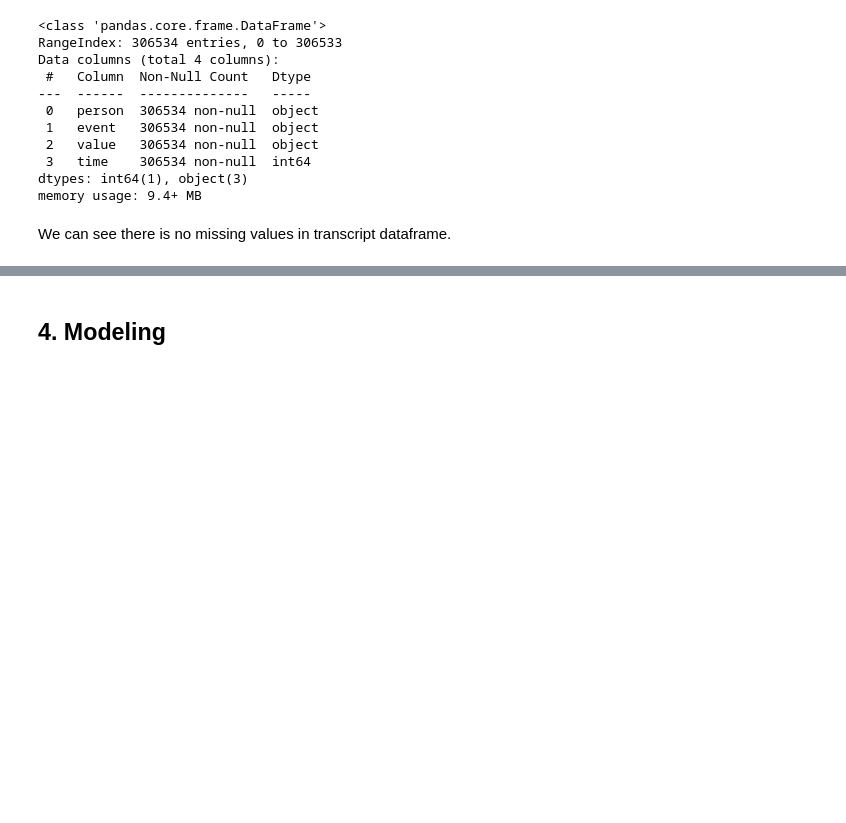
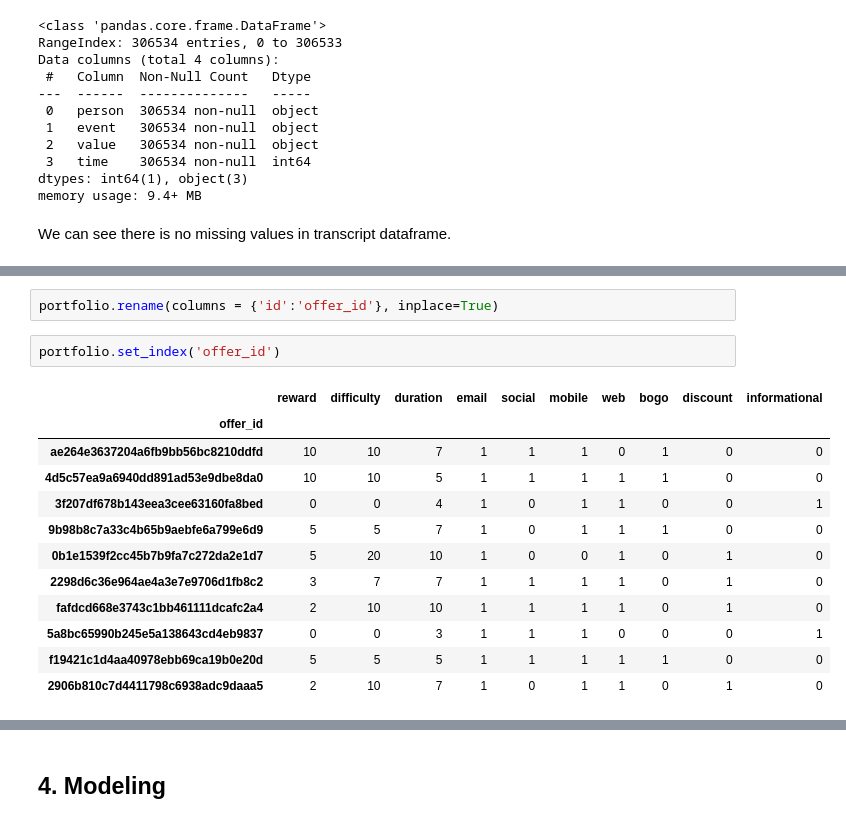
Before and after one commit to harryzyz/StarbucksPromotionProject, a Jupyter notebook: Starbucks_Capstone_notebook.ipynb, the cells around one changed output, grey strips where cells are left out. Cells and saved outputs as stored; diff of their text form; blank space fills up the shorter version.

```diff
--- a/Starbucks_Capstone_notebook.ipynb
+++ b/Starbucks_Capstone_notebook.ipynb
@@ -172,0 +261,17 @@ Data cleaning especially important and tricky.
+# %%
+portfolio.rename(columns = {'id':'offer_id'}, inplace=True)
+# %%
+portfolio.set_index('offer_id')
+# %% [output]
+|  | reward | difficulty | duration | email | social | mobile | web | bogo | discount | informational |
+| offer_id |  |  |  |  |  |  |  |  |  |  |
+| ae264e3637204a6fb9bb56bc8210ddfd | 10 | 10 | 7 | 1 | 1 | 1 | 0 | 1 | 0 | 0 |
+| 4d5c57ea9a6940dd891ad53e9dbe8da0 | 10 | 10 | 5 | 1 | 1 | 1 | 1 | 1 | 0 | 0 |
+| 3f207df678b143eea3cee63160fa8bed | 0 | 0 | 4 | 1 | 0 | 1 | 1 | 0 | 0 | 1 |
+| 9b98b8c7a33c4b65b9aebfe6a799e6d9 | 5 | 5 | 7 | 1 | 0 | 1 | 1 | 1 | 0 | 0 |
+| 0b1e1539f2cc45b7b9fa7c272da2e1d7 | 5 | 20 | 10 | 1 | 0 | 0 | 1 | 0 | 1 | 0 |
+| 2298d6c36e964ae4a3e7e9706d1fb8c2 | 3 | 7 | 7 | 1 | 1 | 1 | 1 | 0 | 1 | 0 |
+| fafdcd668e3743c1bb461111dcafc2a4 | 2 | 10 | 10 | 1 | 1 | 1 | 1 | 0 | 1 | 0 |
+| 5a8bc65990b245e5a138643cd4eb9837 | 0 | 0 | 3 | 1 | 1 | 1 | 0 | 0 | 0 | 1 |
+| f19421c1d4aa40978ebb69ca19b0e20d | 5 | 5 | 5 | 1 | 1 | 1 | 1 | 1 | 0 | 0 |
+| 2906b810c7d4411798c6938adc9daaa5 | 2 | 10 | 7 | 1 | 0 | 1 | 1 | 0 | 1 | 0 |
```
Also changed, not shown: parts of 73 cells of this notebook, 1 other file.
